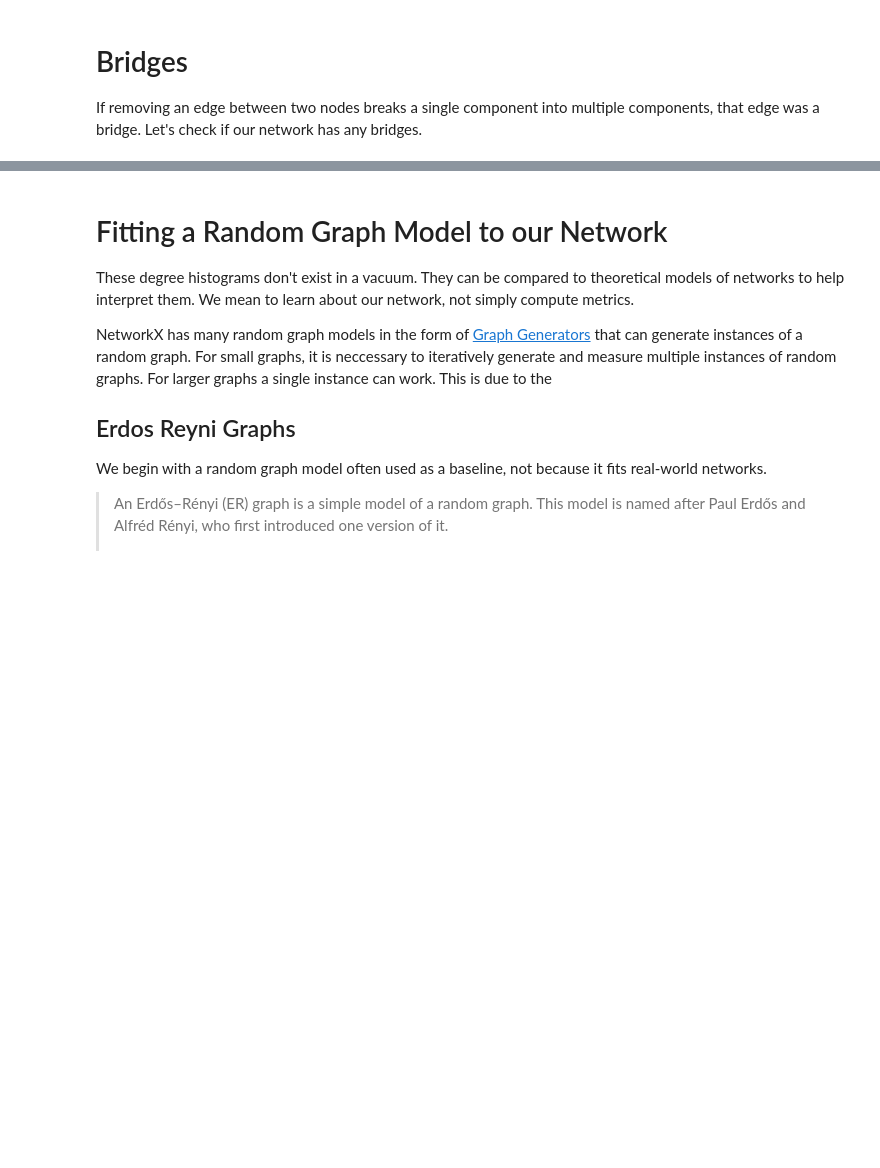
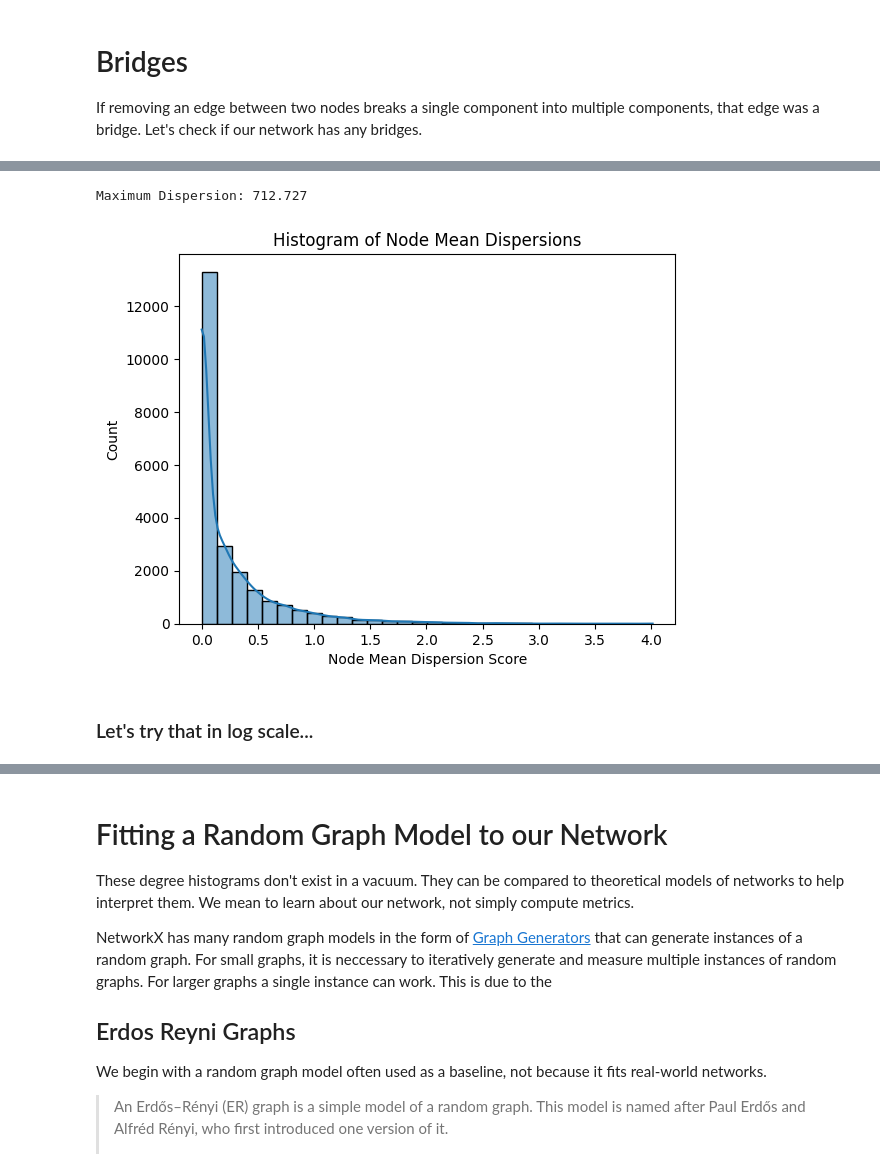
Before and after one commit to Graphlet-AI/graphml-class, a Jupyter notebook: Part 2 - Quantitative Networks - Social Network Analysis and Network Science.ipynb, the cells around one changed output, grey strips where cells are left out. Drawn from its saved outputs; the diff is of its cells as text; code cells hidden in the pictures; blank space fills up the shorter version.

Commit message:
A half-day's work on Part 2 - network science. I added stuff about assortativity/assortative mixing, dispersion and reogranized some things. From now on I am using Graphistry inline.

```diff
--- a/Part 2 - Quantitative Networks - Social Network Analysis and Network Science.ipynb
+++ b/Part 2 - Quantitative Networks - Social Network Analysis and Network Science.ipynb
@@ -520,0 +673,22 @@ for u, v, data in G.edges(data=True)[:10]:
+# %%
+dispersions = nx.dispersion(G)
+# %%
+# Get the maximum dispersion using a nested list comprehension
+max_dispersion = np.max(np.concatenate([list(inner_dict.values()) for inner_dict in dispersions.values()]))
+
+print(f"Maximum Dispersion: {max_dispersion:,.3f}")
+# %% [output]
+Maximum Dispersion: 712.727
+# %%
+mean_dispersions = [np.mean(list(dispersion_dict.values())) for dispersion_dict in dispersions.values()]
+# %%
+# Use seaborn to create the histogram
+sns.histplot(mean_dispersions, kde=True, bins=30, log_scale=False)
+plt.title('Histogram of Node Mean Dispersions')
+plt.xlabel('Node Mean Dispersion Score')
+plt.ylabel('Count')
+plt.show()
+# %% [output]
+[figure, added]
+# %% [markdown]
+### Let's try that in log scale...
```
Also changed, not shown: parts of 47 cells of this notebook.
